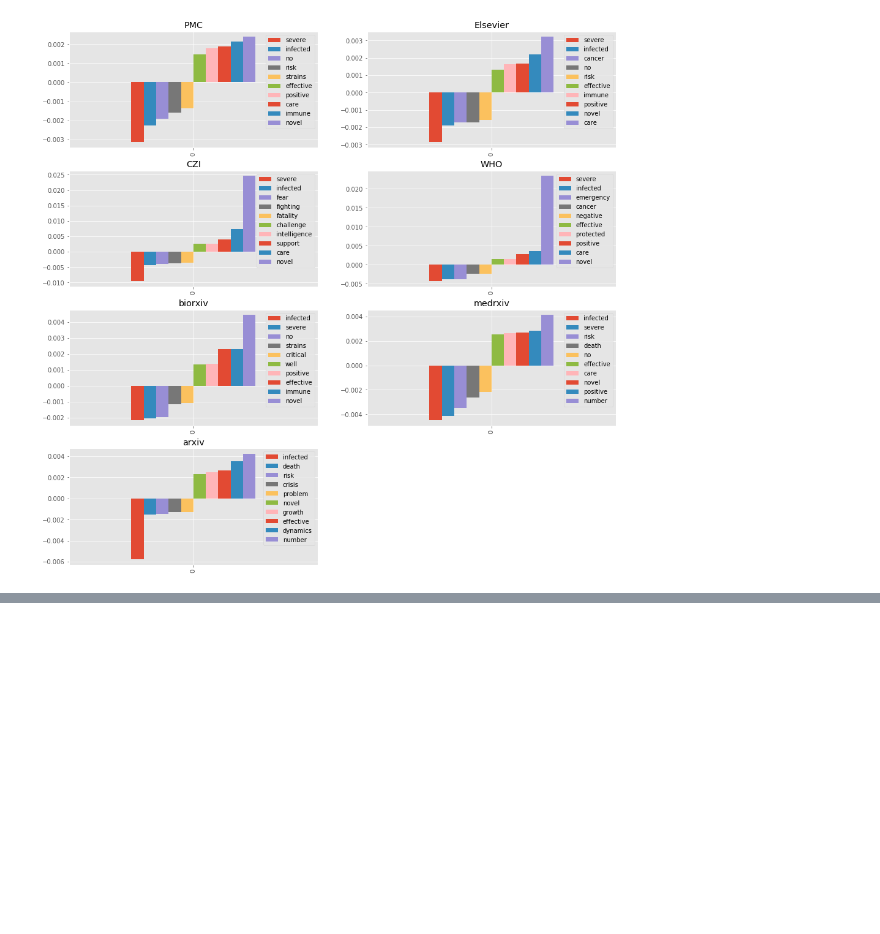
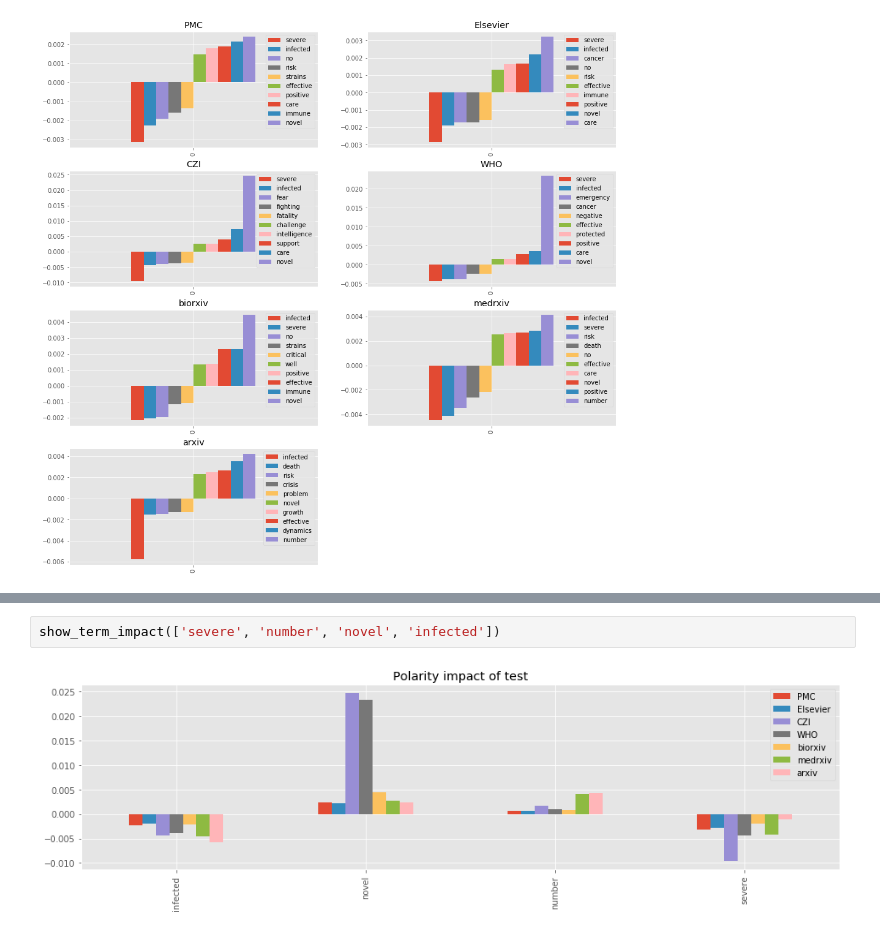
Before and after one commit to freecraver/cord-19-analysis, a Jupyter notebook: clustering/sentiment_impact.ipynb, the cells around one changed output, grey strips where cells are left out. Cells and saved outputs as stored; diff of their text form; blank space fills up the shorter version.

```diff
--- a/clustering/sentiment_impact.ipynb
+++ b/clustering/sentiment_impact.ipynb
@@ -197,0 +220,4 @@ show_term_impact('novel')
+# %%
+show_term_impact(['severe', 'number', 'novel', 'infected'])
+# %% [output]
+[figure, added]
```
Also changed, not shown: parts of 37 cells of this notebook.
